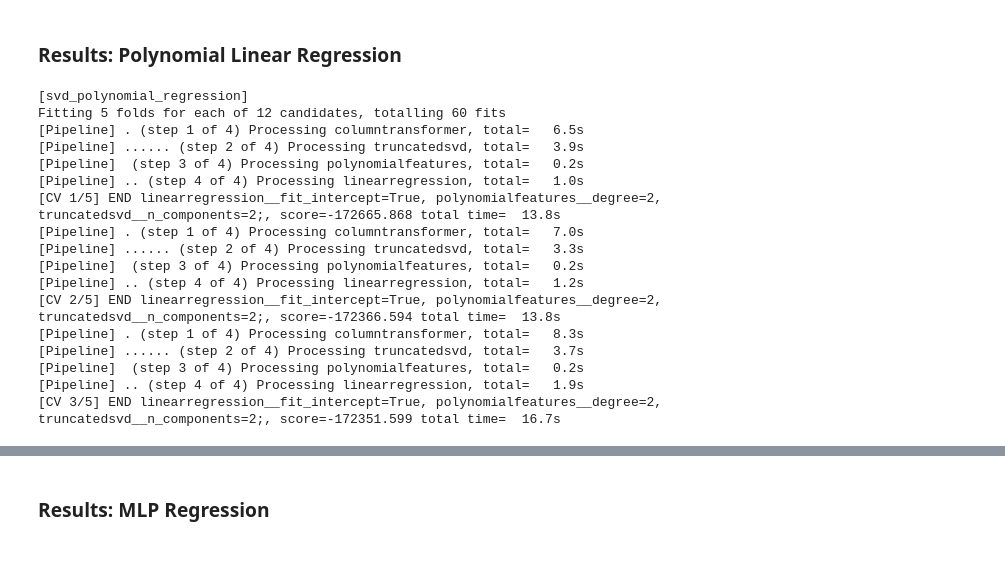
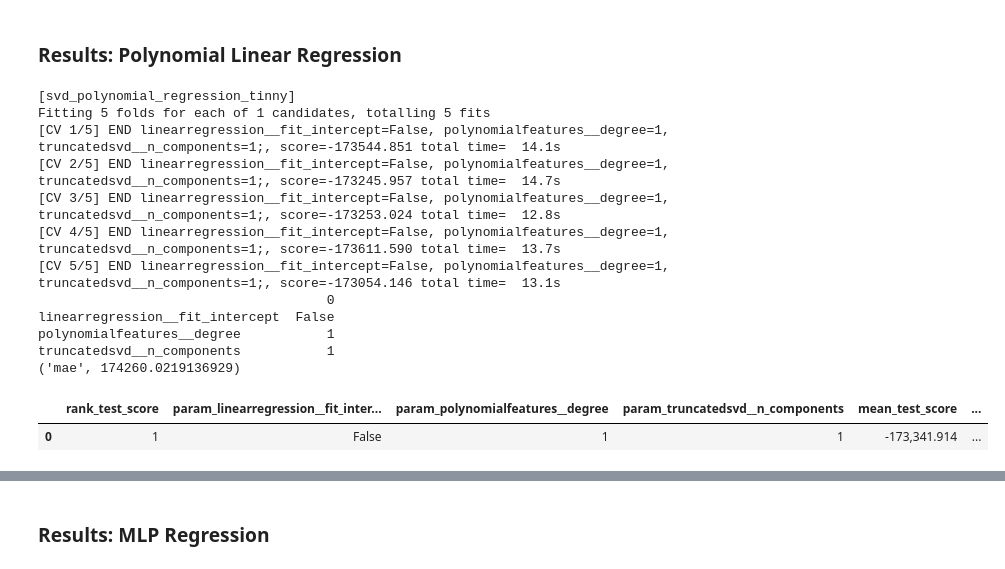
Before and after one commit to hudsonmendes/uolondon-cm3005-dsc, a Jupyter notebook: report.ipynb, the cells around one changed output, grey strips where cells are left out. Cells and saved outputs as stored; diff of their text form; code cells hidden in the pictures.

```diff
--- a/report.ipynb
+++ b/report.ipynb
@@ -472,12 +531,3 @@ import warnings
 from sklearn.exceptions import ConvergenceWarning
 
 warnings.filterwarnings("ignore", category=ConvergenceWarning)
-# %%
-import shutil
-import pathlib
-from datetime import datetime
-
-results_dir = pathlib.Path(f"./results/{datetime.now().strftime('%Y%m%d_%H%M')}")
-shutil.rmtree(results_dir, ignore_errors=True)
-results_dir.mkdir(parents=True, exist_ok=True)
-results_dir
@@ -560,24 +568,26 @@ def make_df_column_transformer(scale_non_categorical: bool = False):
 
 
 def make_svd_polynomial_regression_model(
+    random_state: int,
     svd_dims: int = 1,
     polynomial_degree: int = 1,
     fit_intercept: bool = False,
-    random_state: int = 42,
+    verbose: bool = False,
 ):
     return make_pipeline(
         make_df_column_transformer(),
         TruncatedSVD(n_components=svd_dims, algorithm="arpack", random_state=r),
         PolynomialFeatures(degree=polynomial_degree, include_bias=False),
         LinearRegression(fit_intercept=fit_intercept),
-        verbose=True,
+        verbose=verbose,
     )
 
 
 def make_mlp_regression_model(
+    random_state: int,
     embedding_layer_dims: int = None,
     residual_layer_dims: int = 1,
-    random_state: int = 42,
+    verbose: bool = False,
 ):
     hidden_layer_sizes = []
     if embedding_layer_dims:
@@ -593,21 +603,21 @@ def make_mlp_regression_model(
             max_iter=1,
             early_stopping=True,
             random_state=random_state,
-            verbose=True,
+            verbose=verbose,
         ),
-        verbose=True,
+        verbose=verbose,
     )
 
 
-r = 42
 models = {
-    "svd_polynomial_regression": make_svd_polynomial_regression_model(random_state=r),
-    "mlp_regression": make_mlp_regression_model(random_state=r),
+    "svd_polynomial_regression": make_svd_polynomial_regression_model(random_state=r, verbose=True),
+    "mlp_regression": make_mlp_regression_model(random_state=r, verbose=True),
 }
 for model_name, model_instance in models.items():
     print(f"[{model_name}]")
     model_instance.fit(X1, y1)
     print(f"- train: mae={mean_absolute_error(model_instance.predict(X1), y1)}")
     print(f"- test : mae={mean_absolute_error(model_instance.predict(X2), y2)}")
+del models
 # %% [output]
 [svd_polynomial_regression]
@@ -685,38 +695,37 @@ def run_grid_experiment(
     grid.fit(X_train, y_train)
     df_metrics = export_grid_results(grid, results_dir, experiment)
     X2, y2 = test_data
-    mean_absolute_error(model.predict(X2), y2)
+    print(("mae", mean_absolute_error(grid.predict(X2), y2)))
     return df_metrics
 # %% [markdown]
 ### Results: Polynomial Linear Regression
+# %%
+model = make_svd_polynomial_regression_model(random_state=r)
 # %%
 run_grid_experiment(
-    experiment=f"svd_polynomial_regression",
-    model=models["svd_polynomial_regression"],
+    experiment=f"svd_polynomial_regression_tinny",
+    model=model,
     training_data=(X1, y1),
     test_data=(X2, y2),
     param_grid={
-        "truncatedsvd__n_components": [2 ** (p + 1) for p in range(0, 3)],
-        "polynomialfeatures__degree": [2 ** (p + 1) for p in range(0, 2)],
-        "linearregression__fit_intercept": [True, False],
+        "truncatedsvd__n_components": [1],
+        "polynomialfeatures__degree": [1],
+        "linearregression__fit_intercept": [False],
     },
     results_dir=results_dir,
 )
 # %% [output]
-[svd_polynomial_regression]
-Fitting 5 folds for each of 12 candidates, totalling 60 fits
-[Pipeline] . (step 1 of 4) Processing columntransformer, total=   6.5s
-[Pipeline] ...... (step 2 of 4) Processing truncatedsvd, total=   3.9s
-[Pipeline]  (step 3 of 4) Processing polynomialfeatures, total=   0.2s
-[Pipeline] .. (step 4 of 4) Processing linearregression, total=   1.0s
-[CV 1/5] END linearregression__fit_intercept=True, polynomialfeatures__degree=2, truncatedsvd__n_components=2;, score=-172665.868 total time=  13.8s
-[Pipeline] . (step 1 of 4) Processing columntransformer, total=   7.0s
-[Pipeline] ...... (step 2 of 4) Processing truncatedsvd, total=   3.3s
-[Pipeline]  (step 3 of 4) Processing polynomialfeatures, total=   0.2s
-[Pipeline] .. (step 4 of 4) Processing linearregression, total=   1.2s
-[CV 2/5] END linearregression__fit_intercept=True, polynomialfeatures__degree=2, truncatedsvd__n_components=2;, score=-172366.594 total time=  13.8s
-[Pipeline] . (step 1 of 4) Processing columntransformer, total=   8.3s
-[Pipeline] ...... (step 2 of 4) Processing truncatedsvd, total=   3.7s
-[Pipeline]  (step 3 of 4) Processing polynomialfeatures, total=   0.2s
-[Pipeline] .. (step 4 of 4) Processing linearregression, total=   1.9s
-[CV 3/5] END linearregression__fit_intercept=True, polynomialfeatures__degree=2, truncatedsvd__n_components=2;, score=-172351.599 total time=  16.7s
+[svd_polynomial_regression_tinny]
+Fitting 5 folds for each of 1 candidates, totalling 5 fits
+[CV 1/5] END linearregression__fit_intercept=False, polynomialfeatures__degree=1, truncatedsvd__n_components=1;, score=-173544.851 total time=  14.1s
+[CV 2/5] END linearregression__fit_intercept=False, polynomialfeatures__degree=1, truncatedsvd__n_components=1;, score=-173245.957 total time=  14.7s
+[CV 3/5] END linearregression__fit_intercept=False, polynomialfeatures__degree=1, truncatedsvd__n_components=1;, score=-173253.024 total time=  12.8s
+[CV 4/5] END linearregression__fit_intercept=False, polynomialfeatures__degree=1, truncatedsvd__n_components=1;, score=-173611.590 total time=  13.7s
+[CV 5/5] END linearregression__fit_intercept=False, polynomialfeatures__degree=1, truncatedsvd__n_components=1;, score=-173054.146 total time=  13.1s
+                                     0
+linearregression__fit_intercept  False
+polynomialfeatures__degree           1
+truncatedsvd__n_components           1
+('mae', 174260.0219136929)
+|  | rank_test_score | param_linearregression__fit_inter... | param_polynomialfeatures__degree | param_truncatedsvd__n_components | mean_test_score | ... |
+| 0 | 1 | False | 1 | 1 | -173,341.914 | ... |
```
Also changed, not shown: parts of 23 cells of this notebook, 2 other files.
